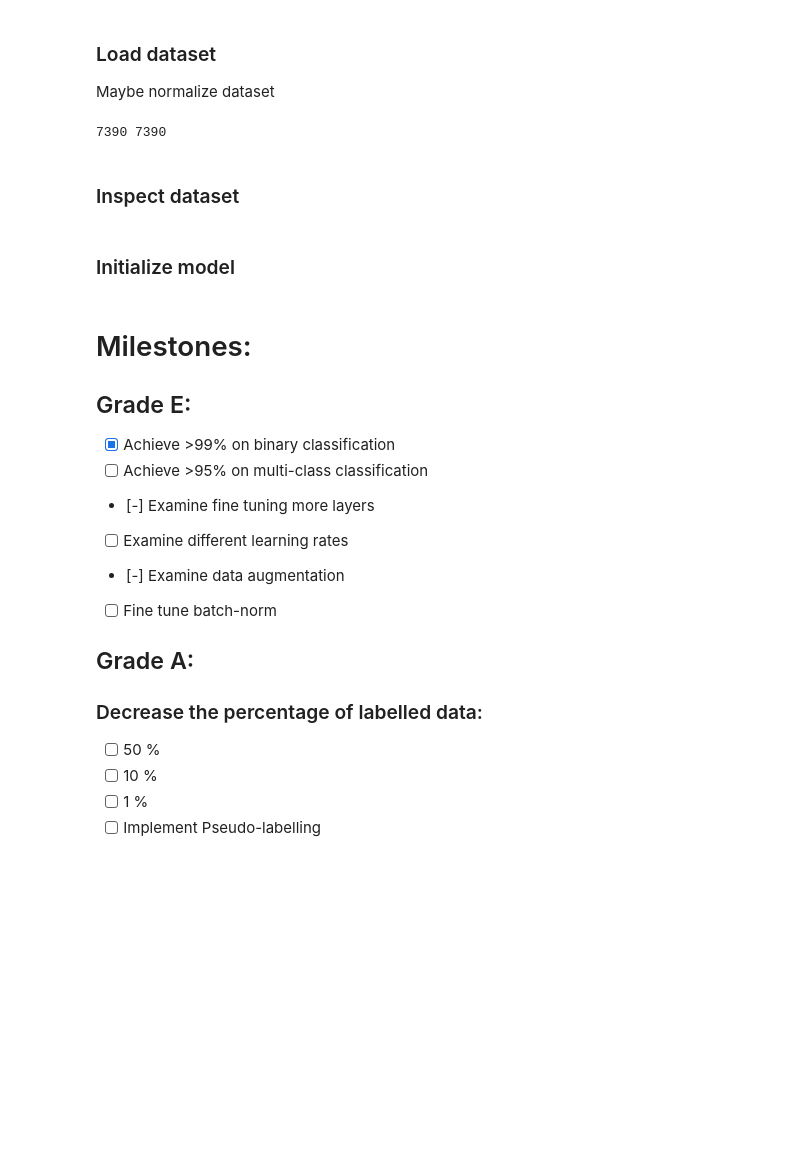
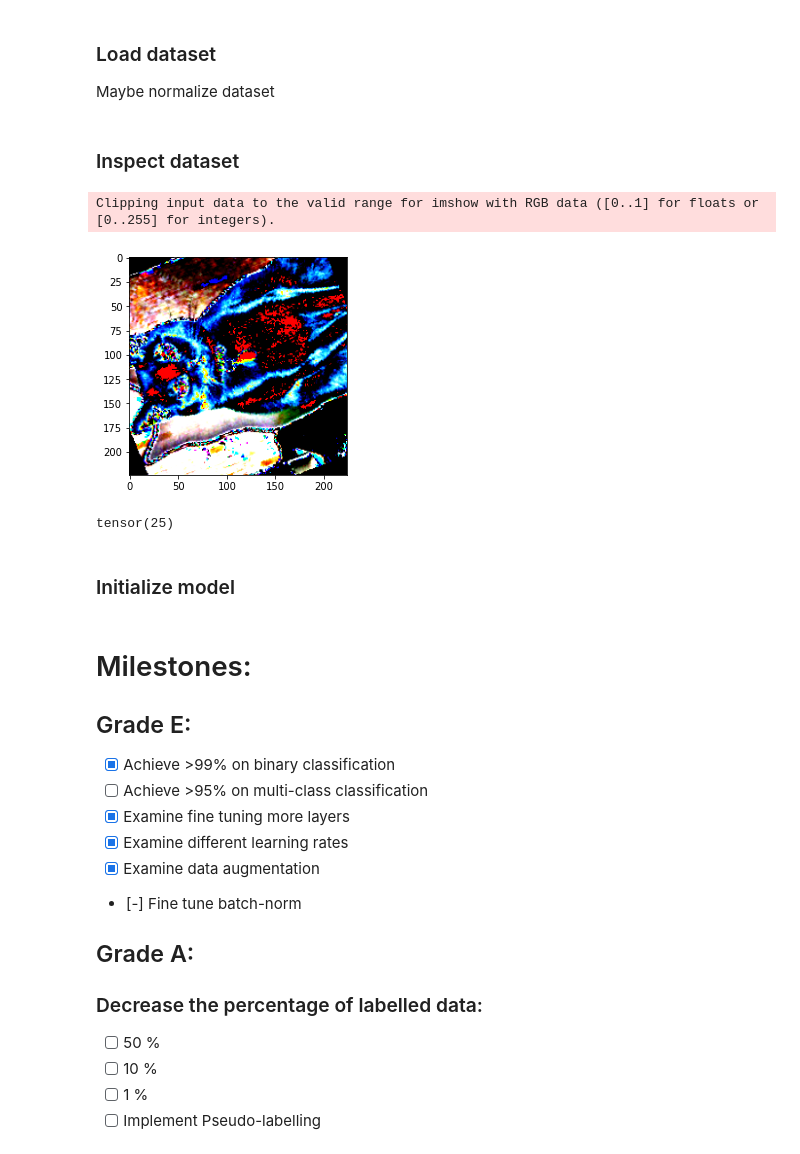
Before and after one commit to Nathanotal/TransferLearning, a Jupyter notebook: transferLearning.ipynb, the cells around one changed output. Drawn from its saved outputs; the diff is of its cells as text; code cells hidden in the pictures; blank space fills up the shorter version.

Commit message:
augmentation implemented

```diff
--- a/transferLearning.ipynb
+++ b/transferLearning.ipynb
@@ -189,11 +186,12 @@ def initDataset(batch_size, binary): #batch size affects computation time
     # print(len(train), len(valid), len(test))
     # print(len(train)+ len(valid)+ len(test), len(dataset))
 
-    test.train = True # Enable augementation for the trainin dataset
-    train_loader = th.utils.data.DataLoader(train,
+    # Enable augementation for the training dataset
+    augmentedDataset = AugmentedDataset(train)
+
+    train_loader = th.utils.data.DataLoader(augmentedDataset,
                                             batch_size=batch_size,
                                             shuffle=True)
-    test.train = False
 
     test_loader = th.utils.data.DataLoader(test,
                                             batch_size=batch_size,
@@ -205,25 +203,27 @@ def initDataset(batch_size, binary): #batch size affects computation time
     return train_loader , test_loader, valid_loader
 
 train_loader, test_loader, valid_loader = initDataset(batch_size=32, binary=False)
-# %% [output]
-7390 7390
 # %% [markdown]
 ### Inspect dataset
 # %%
-# n = 0
-# for batch_idx, batch in enumerate(train_loader):
-#     images = batch[0]
-#     labels = batch[1]
+n = 0
+for batch_idx, batch in enumerate(train_loader):
+    images = batch[0]
+    labels = batch[1]
 
 
-#     for i in range(len(images)):
-#         plt.imshow(images[i].permute(1, 2, 0))
-#         plt.show()
-#         print(labels[i])
-#         n += 1
-#         if n == 1:
-#             break
-#     break
+    for i in range(len(images)):
+        plt.imshow(images[i].permute(1, 2, 0))
+        plt.show()
+        print(labels[i])
+        n += 1
+        if n == 1:
+            break
+    break
+# %% [output]
+Clipping input data to the valid range for imshow with RGB data ([0..1] for floats or [0..255] for integers).
+[figure, added]
+tensor(25)
 # %% [markdown]
 ### Initialize model
 # %%
@@ -310,10 +312,10 @@ new = train_model(model, train_loader, valid_loader, epochs=20, lr=10**-2 , weig
 ## Grade E:
 - [x] Achieve >99% on binary classification
 - [ ] Achieve >95% on multi-class classification
-- [-] Examine fine tuning more layers
-- [ ] Examine different learning rates
-- [-] Examine data augmentation
-- [ ] Fine tune batch-norm
+- [x] Examine fine tuning more layers
+- [x] Examine different learning rates
+- [x] Examine data augmentation
+- [-] Fine tune batch-norm
 
 ## Grade A:
 ### Decrease the percentage of labelled data:
```
Also changed, not shown: parts of 3 cells of this notebook.
